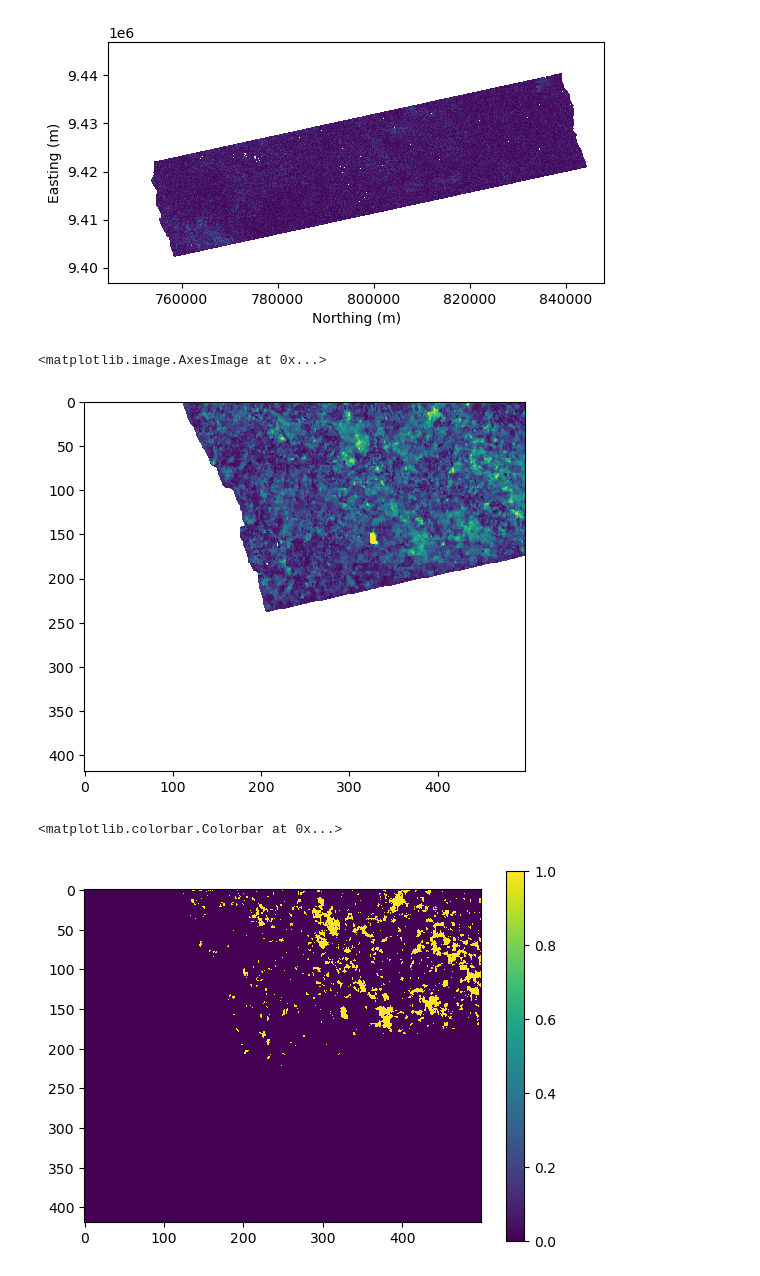
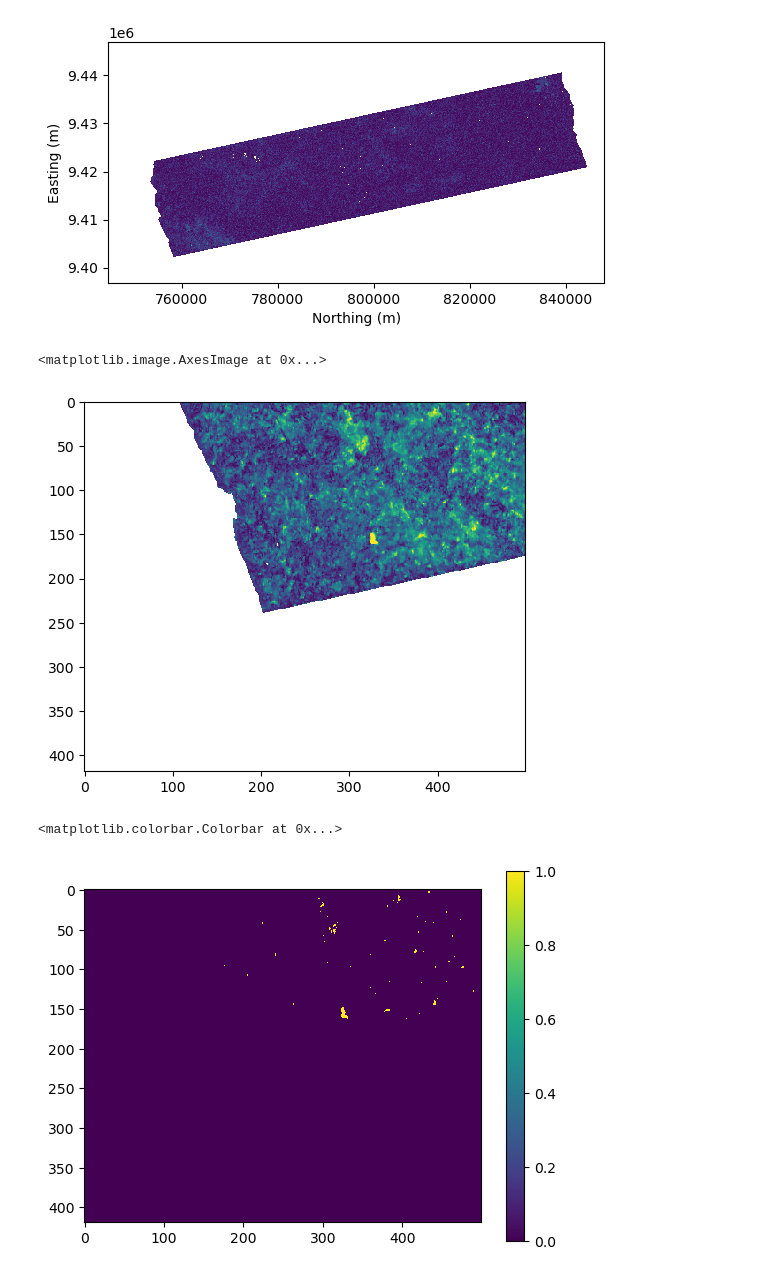
Before and after one commit to opera-adt/distmetrics, a Jupyter notebook: notebooks/landslide-example.ipynb, the cells around one changed output. Cells and saved outputs as stored; diff of their text form; code cells hidden in the pictures.

```diff
--- a/notebooks/landslide-example.ipynb
+++ b/notebooks/landslide-example.ipynb
@@ -62,4 +62,7 @@ dist_ob = compute_mahalonobis_dist_2d(arrs_vv_d[pre_slice],
                                       arrs_vh_d[pre_slice],
                                       arrs_vv_d[post_index],
                                       arrs_vh_d[post_index],
-                                      window_size=3)
+                                      window_size=3,
+                                      logit_transformed=True,
+                                      # eig_lb=.01
+                                     )
@@ -85,11 +86,11 @@ s = np.s_[1250:, 250:750]
 plt.imshow(dist_ob.dist[s], interpolation='none', vmin=0, vmax=7)
 # %% [output]
 <matplotlib.image.AxesImage at 0x...>
-[figure, old version]
+[figure, new version]
 # %%
 s = np.s_[1250:, 250:750]
-plt.imshow(dist_ob.dist[s] > 3, interpolation='none')
+plt.imshow(dist_ob.dist[s] > 6, interpolation='none')
 plt.colorbar()
 # %% [output]
 <matplotlib.colorbar.Colorbar at 0x...>
-[figure, old version]
+[figure, new version]
```
Also changed, not shown: parts of 4 cells of this notebook, 5 other files.
